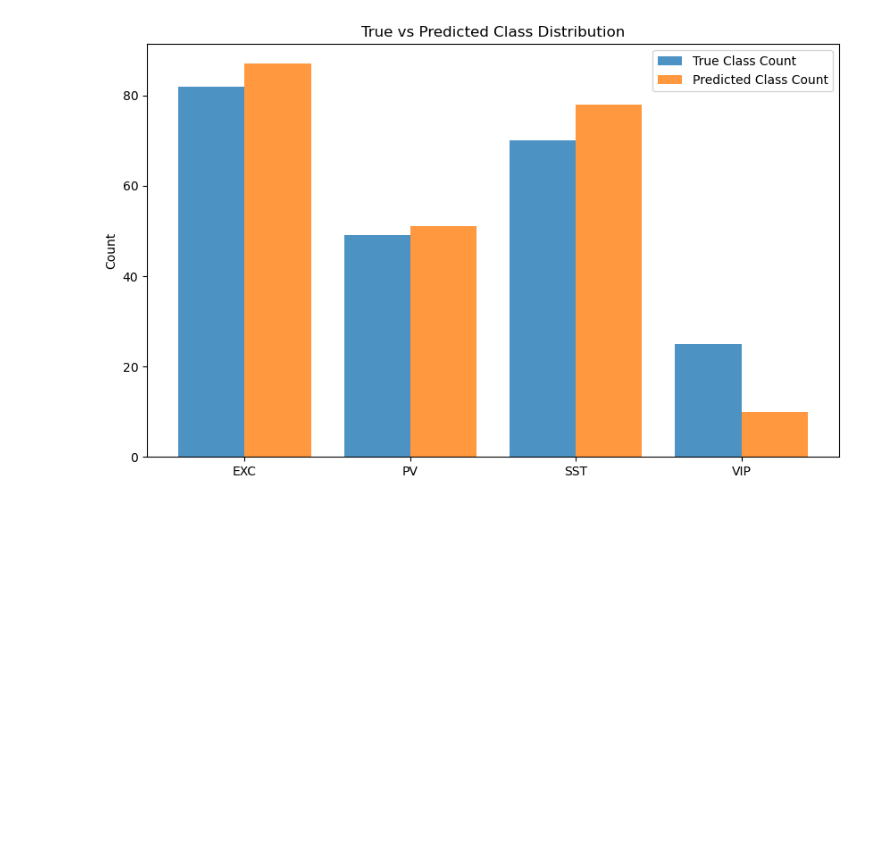
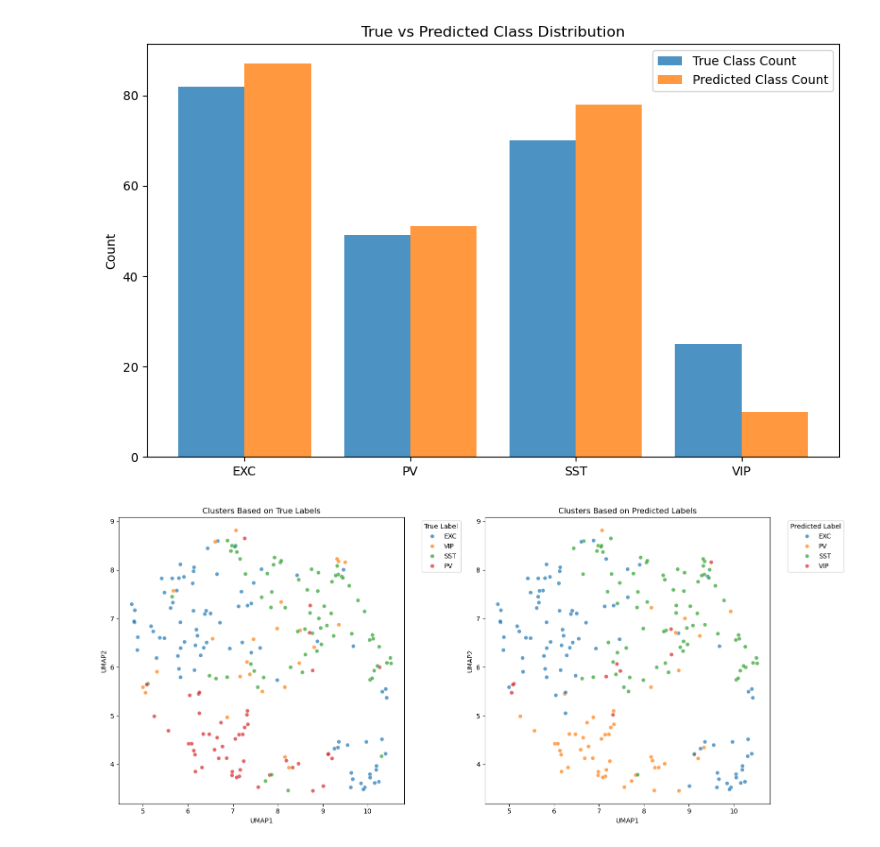
Before and after one commit to maverest/NCCM_project, a Jupyter notebook: project.ipynb, the cells around one changed output. Saved outputs shown, nothing was run; the diff lists cells and outputs as text; code cells hidden in the pictures; blank space fills up the shorter version.

```diff
--- a/project.ipynb
+++ b/project.ipynb
@@ -804,3 +896,50 @@ plt.legend()
 plt.show()
 # %% [output]
 [figure]
+# %%
+import umap
+import seaborn as sns
+import matplotlib.pyplot as plt
+import pandas as pd
+
+umap_reducer = umap.UMAP(n_components=2, random_state=42)
+X_umap = umap_reducer.fit_transform(X_scaled)
+cell_names_true = label_encoder.inverse_transform(y_encoded)
+cell_names_pred = label_encoder.inverse_transform(y_pred)
+
+umap_data = pd.DataFrame({
+    'UMAP1': X_umap[:, 0],
+    'UMAP2': X_umap[:, 1],
+    'True Label': cell_names_true,
+    'Predicted Label': cell_names_pred
+})
+
+
+fig, axes = plt.subplots(1, 2, figsize=(16, 7))
+sns.scatterplot(
+    data=umap_data,
+    x='UMAP1',
+    y='UMAP2',
+    hue='True Label',
+    palette='tab10',
+    ax=axes[0],
+    alpha=0.7
+)
+axes[0].set_title("Clusters Based on True Labels")
+axes[0].legend(title='True Label', bbox_to_anchor=(1.05, 1), loc='upper left')
+sns.scatterplot(
+    data=umap_data,
+    x='UMAP1',
+    y='UMAP2',
+    hue='Predicted Label',
+    palette='tab10',
+    ax=axes[1],
+    alpha=0.7
+)
+axes[1].set_title("Clusters Based on Predicted Labels")
+axes[1].legend(title='Predicted Label', bbox_to_anchor=(1.05, 1), loc='upper left')
+
+plt.tight_layout()
+plt.show()
+# %% [output]
+[figure, added]
```
Also changed, not shown: parts of 9 cells of this notebook.
